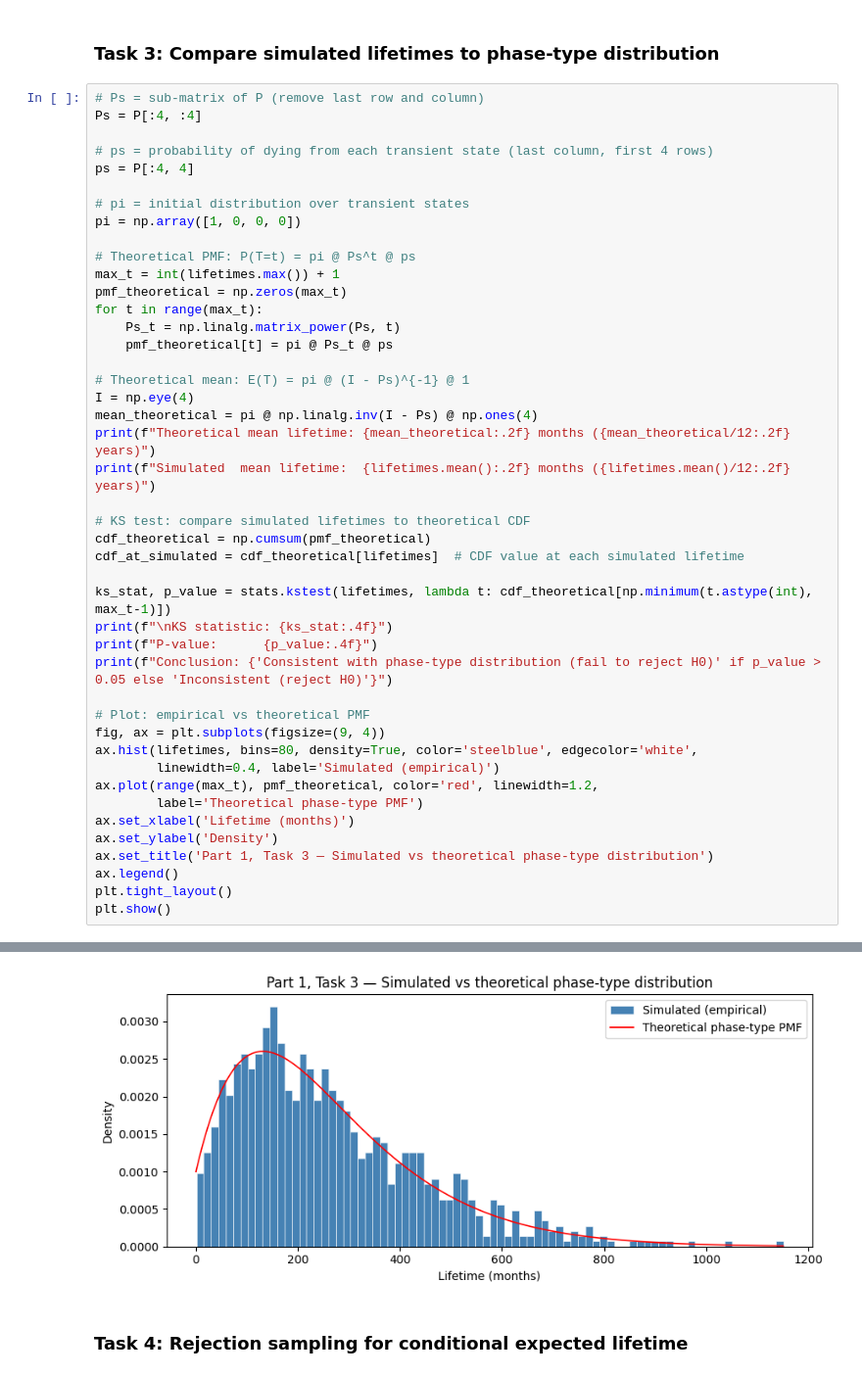
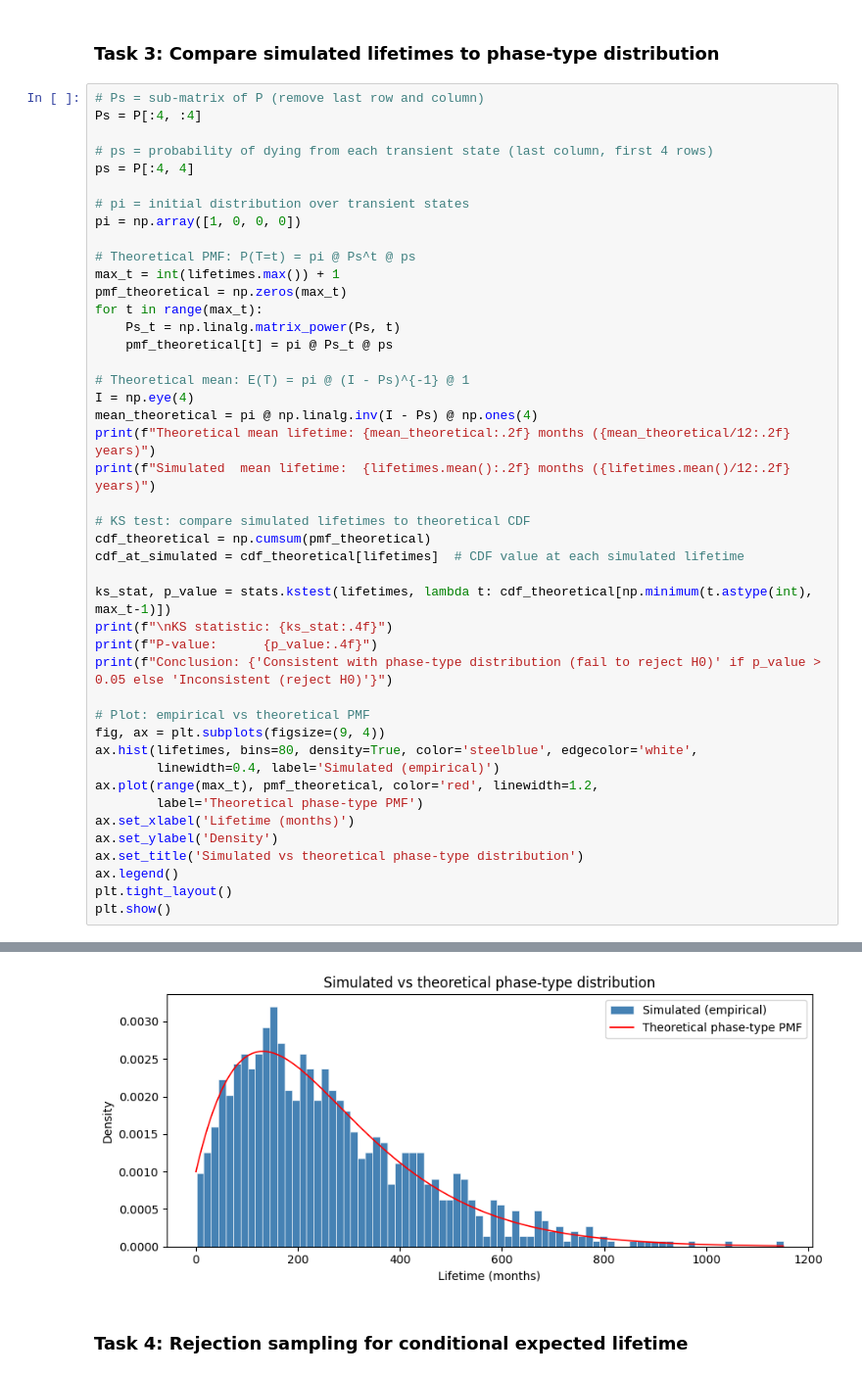
Before and after one commit to guci-toma/StochSim, a Jupyter notebook: Project_1/project_1.ipynb, the cells around one changed output, grey strips where cells are left out. Shown at 98% size. Cells and saved outputs as stored; diff of their text form.

```diff
--- a/Project_1/project_1.ipynb
+++ b/Project_1/project_1.ipynb
@@ -160,35 +160,35 @@ mean_theoretical = pi @ np.linalg.inv(I - Ps) @ np.ones(4)
 print(f"Theoretical mean lifetime: {mean_theoretical:.2f} months ({mean_theoretical/12:.2f} years)")
 print(f"Simulated  mean lifetime:  {lifetimes.mean():.2f} months ({lifetimes.mean()/12:.2f} years)")
 
 # KS test: compare simulated lifetimes to theoretical CDF
 cdf_theoretical = np.cumsum(pmf_theoretical)
 cdf_at_simulated = cdf_theoretical[lifetimes]  # CDF value at each simulated lifetime
 
 ks_stat, p_value = stats.kstest(lifetimes, lambda t: cdf_theoretical[np.minimum(t.astype(int), max_t-1)])
 print(f"\nKS statistic: {ks_stat:.4f}")
 print(f"P-value:      {p_value:.4f}")
 print(f"Conclusion: {'Consistent with phase-type distribution (fail to reject H0)' if p_value > 0.05 else 'Inconsistent (reject H0)'}")
 
 # Plot: empirical vs theoretical PMF
 fig, ax = plt.subplots(figsize=(9, 4))
 ax.hist(lifetimes, bins=80, density=True, color='steelblue', edgecolor='white',
         linewidth=0.4, label='Simulated (empirical)')
 ax.plot(range(max_t), pmf_theoretical, color='red', linewidth=1.2,
         label='Theoretical phase-type PMF')
 ax.set_xlabel('Lifetime (months)')
 ax.set_ylabel('Density')
-ax.set_title('Part 1, Task 3 — Simulated vs theoretical phase-type distribution')
+ax.set_title('Simulated vs theoretical phase-type distribution')
 ax.legend()
 plt.tight_layout()
 plt.show()
 # %% [output]
 Theoretical mean lifetime: 262.37 months (21.86 years)
 Simulated  mean lifetime:  265.04 months (22.09 years)
 
 KS statistic: 0.0236
 P-value:      0.6257
 Conclusion: Consistent with phase-type distribution (fail to reject H0)
-[figure, old version]
+[figure, new version]
 # %% [markdown]
 ### Task 4: Rejection sampling for conditional expected lifetime
 # %%
```
Also changed, not shown: parts of 4 cells of this notebook.
